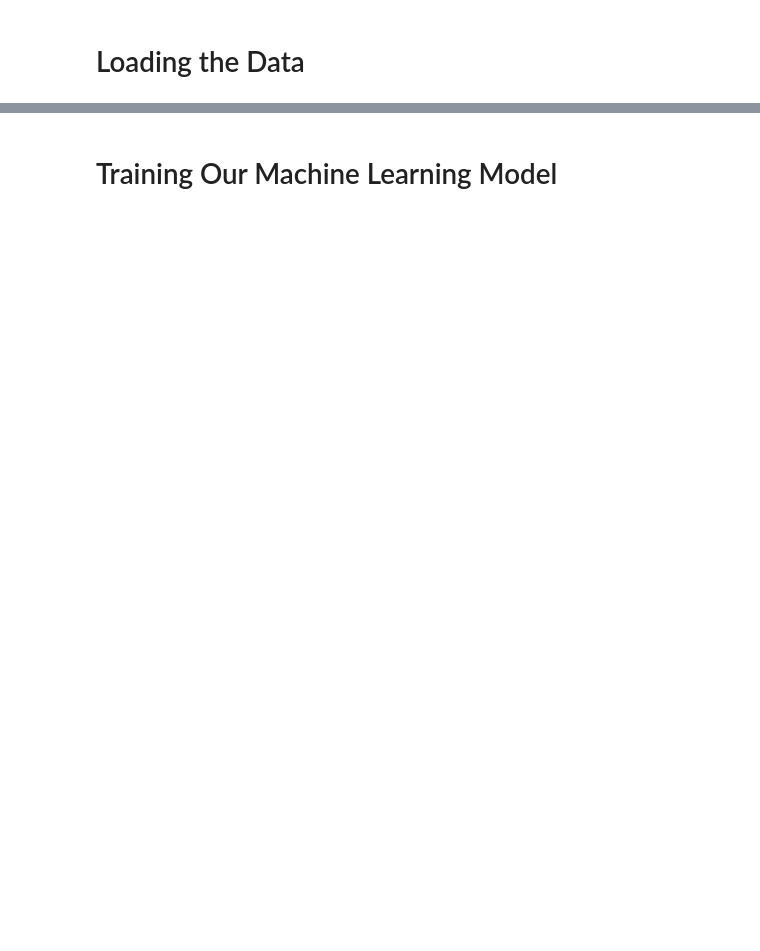
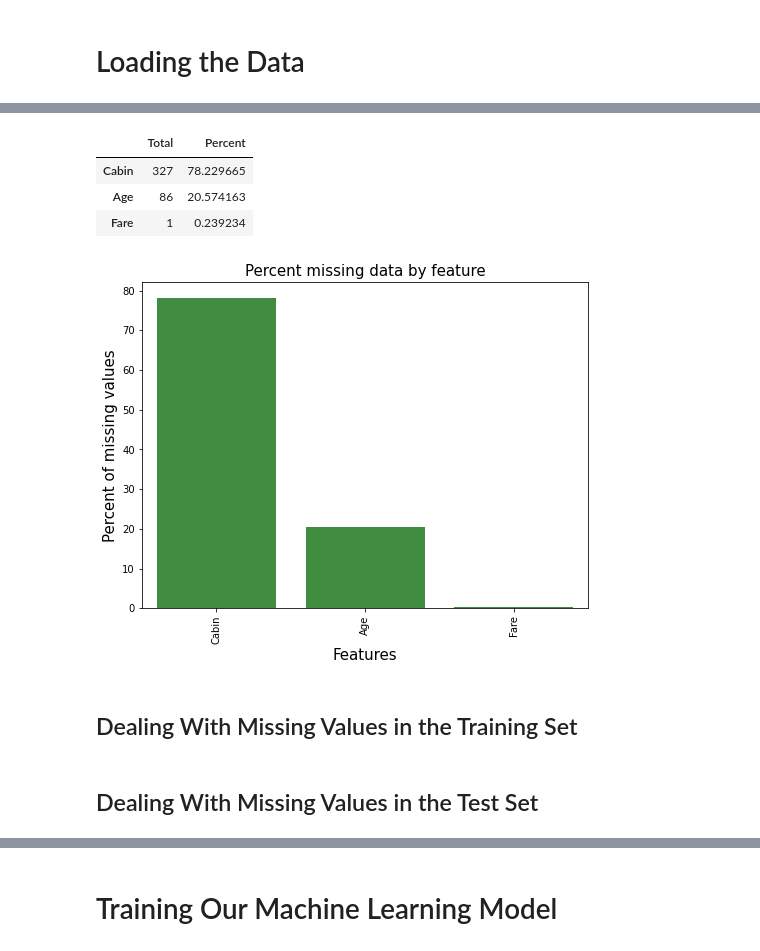
Before and after one commit to pheygiod/my_projects, a Jupyter notebook: to_complete/titanic.ipynb, the cells around one changed output, grey strips where cells are left out. Saved outputs shown, nothing was run; the diff lists cells and outputs as text; code cells hidden in the pictures; blank space fills up the shorter version.

```diff
--- a/to_complete/titanic.ipynb
+++ b/to_complete/titanic.ipynb
@@ -160,0 +57,10 @@ test_data.head()
+# %%
+missingdata(test_df)
+# %% [output]
+|  | Total | Percent |
+| Cabin | 327 | 78.229665 |
+| Age | 86 | 20.574163 |
+| Fare | 1 | 0.239234 |
+[figure, added]
+# %% [markdown]
+## Dealing With Missing Values in the Training Set
@@ -160,0 +77,2 @@ test_data.head()
+# %% [markdown]
+## Dealing With Missing Values in the Test Set
```
Also changed, not shown: parts of 46 cells of this notebook.
